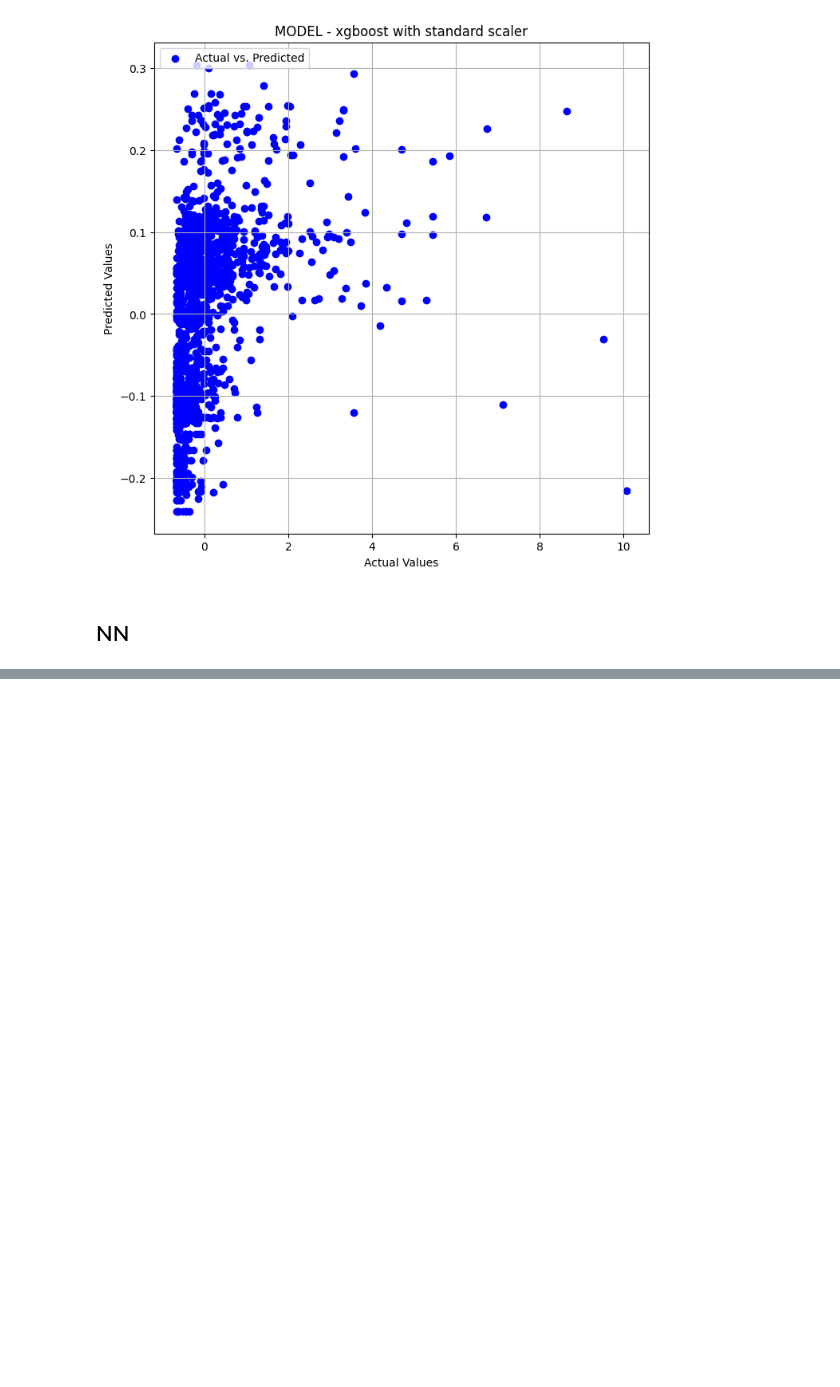
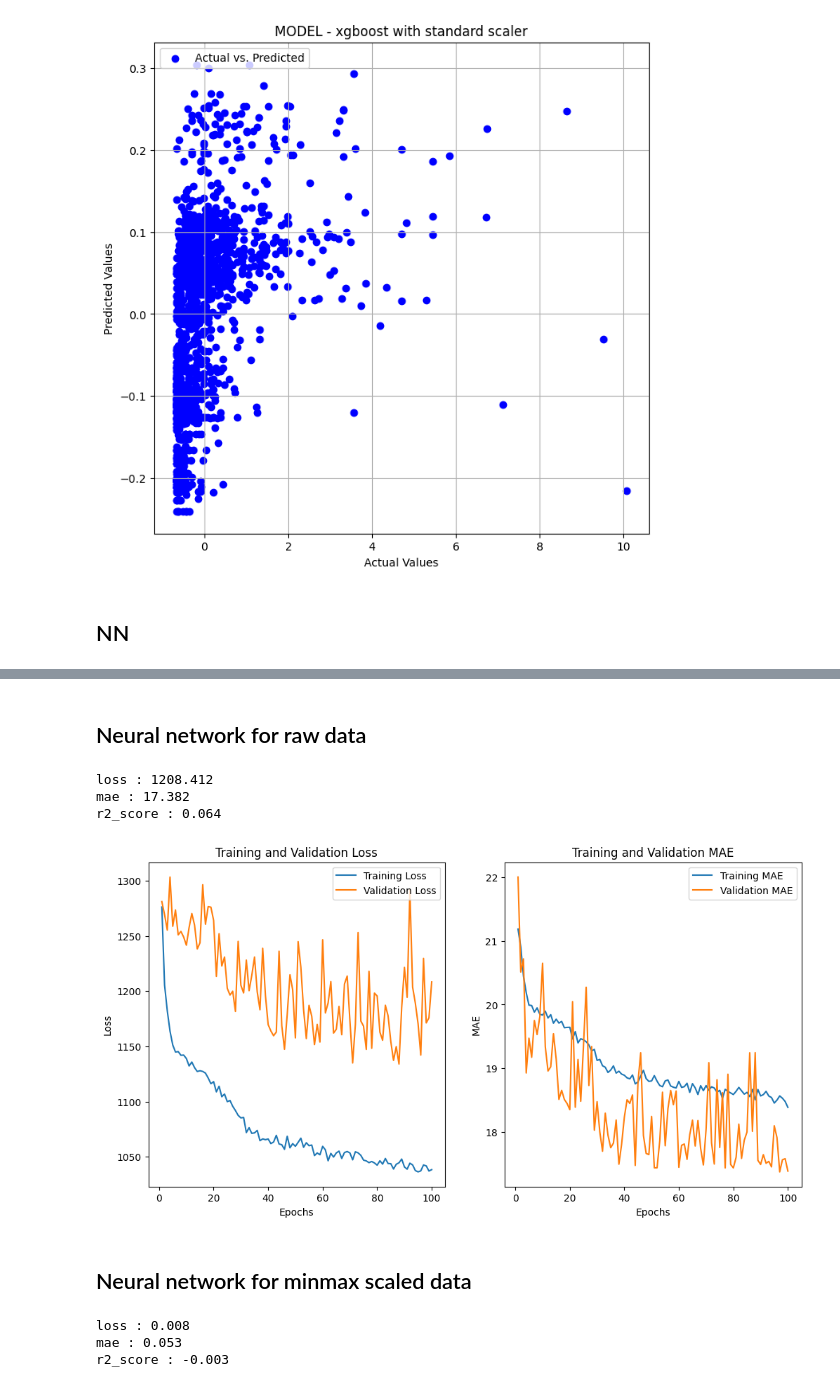
Before and after one commit to suzejka/shelter, a Jupyter notebook: magisterka.ipynb, the cells around one changed output, grey strips where cells are left out. Drawn from its saved outputs; the diff is of its cells as text; code cells hidden in the pictures; blank space fills up the shorter version.

```diff
--- a/magisterka.ipynb
+++ b/magisterka.ipynb
@@ -1214,0 +1272,47 @@ r2_score : -0.109
+# %%
+import matplotlib.pyplot as plt
+
+def history_graph(history, final_epochs):
+    train_loss = history.history['loss']
+    val_loss = history.history['val_loss']
+
+    epochs_range = range(1, final_epochs + 1)
+
+    plt.figure(figsize=(12, 6))
+    plt.subplot(1, 2, 1)
+    plt.plot(epochs_range, train_loss, label='Training Loss')
+    plt.plot(epochs_range, val_loss, label='Validation Loss')
+    plt.legend(loc='upper right')
+    plt.title('Training and Validation Loss')
+    plt.xlabel('Epochs')
+    plt.ylabel('Loss')
+
+    plt.subplot(1, 2, 2)
+    plt.plot(epochs_range, history.history['mae'], label='Training MAE')
+    plt.plot(epochs_range, history.history['val_mae'], label='Validation MAE')
+    plt.legend(loc='upper right')
+    plt.title('Training and Validation MAE')
+    plt.xlabel('Epochs')
+    plt.ylabel('MAE')
+
+    plt.show()
+# %% [markdown]
+## Neural network for raw data
+# %%
+_, history = create_neural_network(X_train, y_train, X_val, y_val, set_params_for_neural_network())
+# %% [output]
+loss : 1208.412
+mae : 17.382
+r2_score : 0.064
+# %%
+history_graph(history, history.params['epochs'])
+# %% [output]
+[figure, added]
+# %% [markdown]
+## Neural network for minmax scaled data
+# %%
+model, history = create_neural_network(scaled_minmax_X_train, scaled_minmax_y_train, scaled_minmax_X_val, scaled_minmax_y_val, set_params_for_neural_network())
+# %% [output]
+loss : 0.008
+mae : 0.053
+r2_score : -0.003
```
Also changed, not shown: parts of 18 cells of this notebook.
